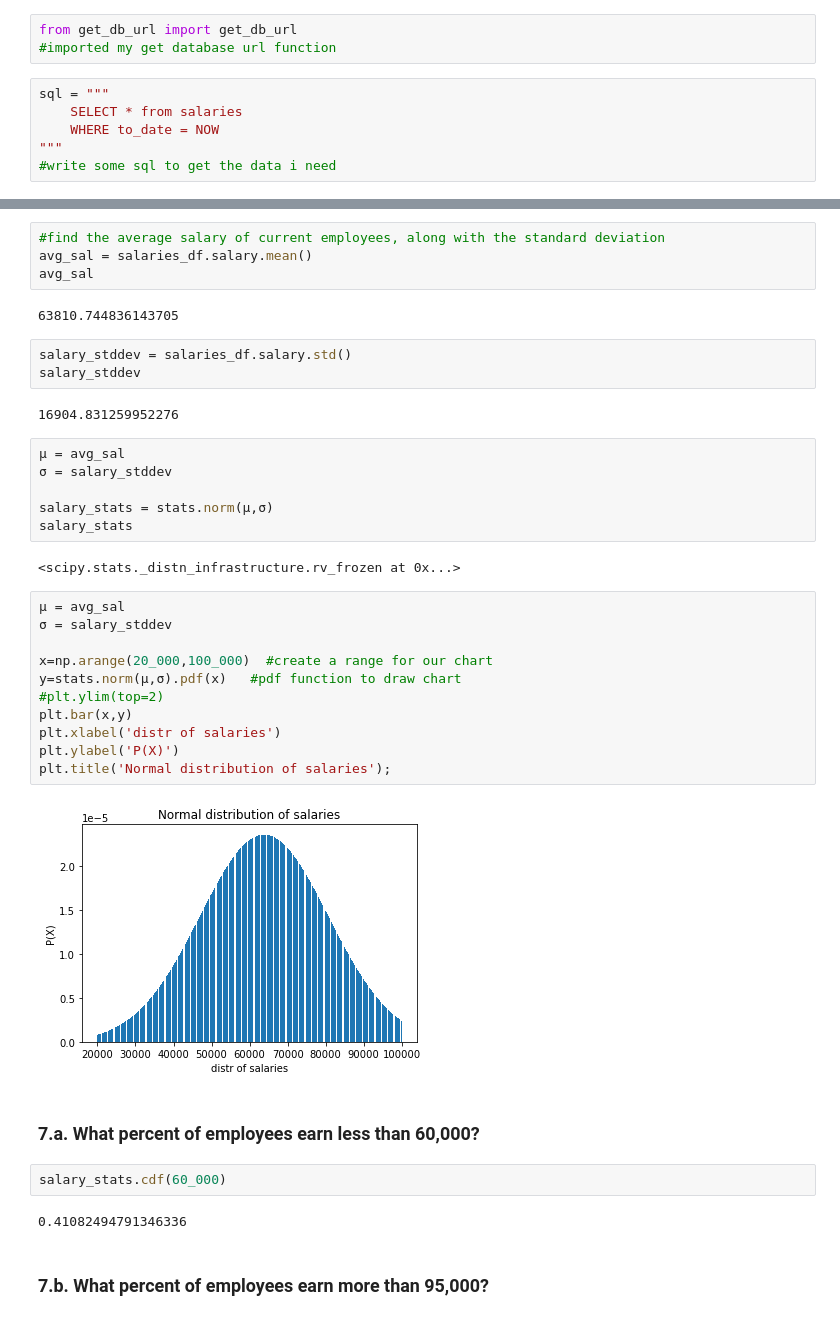
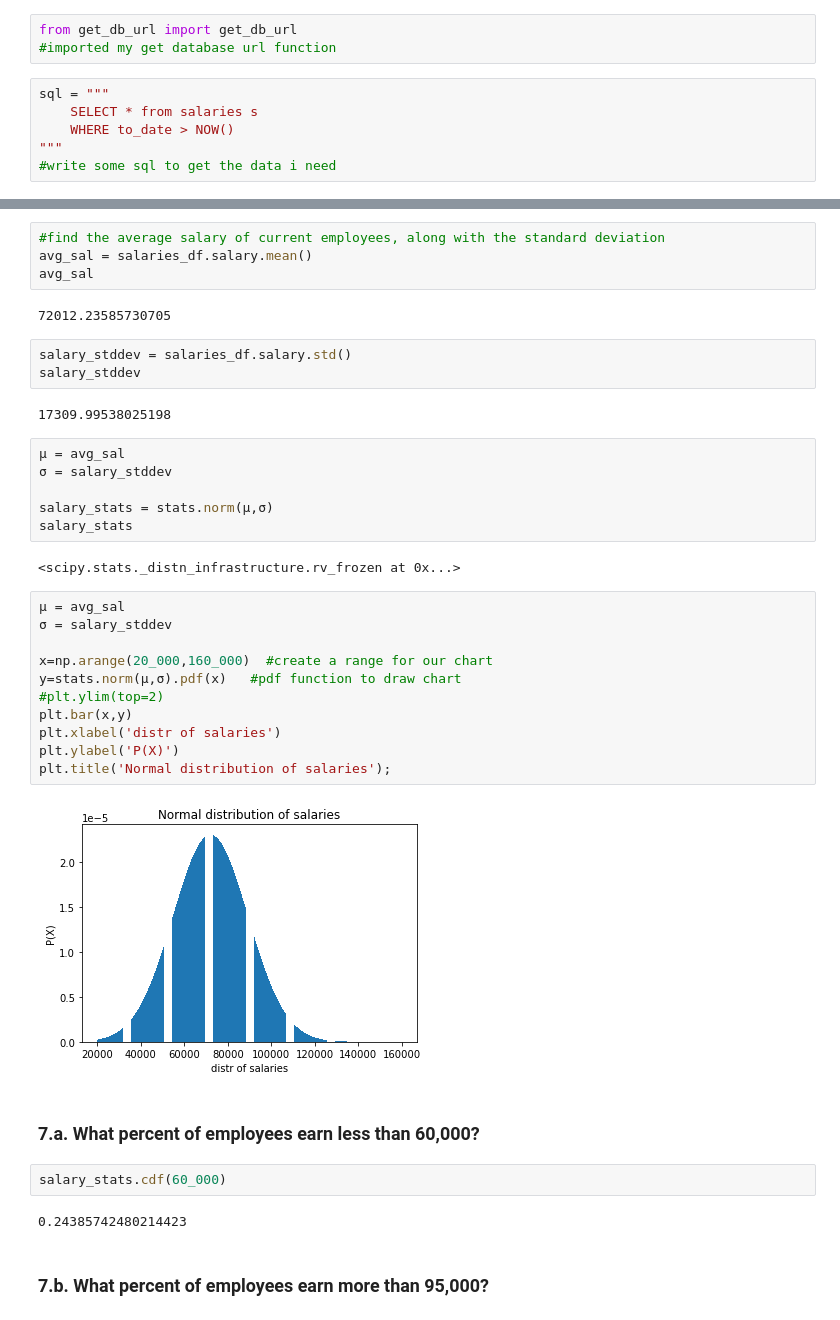
Before and after one commit to brianclements03/statistics-exercises, a Jupyter notebook: probability_distributions.ipynb, the cells around one changed output, grey strips where cells are left out. Cells and saved outputs as stored; diff of their text form.

```diff
--- a/probability_distributions.ipynb
+++ b/probability_distributions.ipynb
@@ -262,8 +262,8 @@ from get_db_url import get_db_url
 #imported my get database url function
 # %%
 sql = """
-    SELECT * from salaries
-    WHERE to_date = NOW
+    SELECT * from salaries s
+    WHERE to_date > NOW()
 """
 #write some sql to get the data i need
 # %%
@@ -308,12 +308,12 @@ memory usage: 86.8+ MB
 avg_sal = salaries_df.salary.mean()
 avg_sal
 # %% [output]
-63810.744836143705
+72012.23585730705
 # %%
 salary_stddev = salaries_df.salary.std()
 salary_stddev
 # %% [output]
-16904.831259952276
+17309.99538025198
 # %%
 μ = avg_sal
 σ = salary_stddev
@@ -325,22 +325,22 @@ salary_stats
 # %%
 μ = avg_sal
 σ = salary_stddev
 
-x=np.arange(20_000,100_000)  #create a range for our chart
+x=np.arange(20_000,160_000)  #create a range for our chart
 y=stats.norm(μ,σ).pdf(x)   #pdf function to draw chart
 #plt.ylim(top=2)
 plt.bar(x,y)
 plt.xlabel('distr of salaries')
 plt.ylabel('P(X)')
 plt.title('Normal distribution of salaries');
 # %% [output]
-[figure, old version]
+[figure, new version]
 # %% [markdown]
 ### 7.a. What percent of employees earn less than 60,000?
 # %%
 salary_stats.cdf(60_000)
 # %% [output]
-0.41082494791346336
+0.24385742480214423
 # %% [markdown]
 ### 7.b. What percent of employees earn more than 95,000?
 # %%
```
Also changed, not shown: parts of 9 cells of this notebook.
